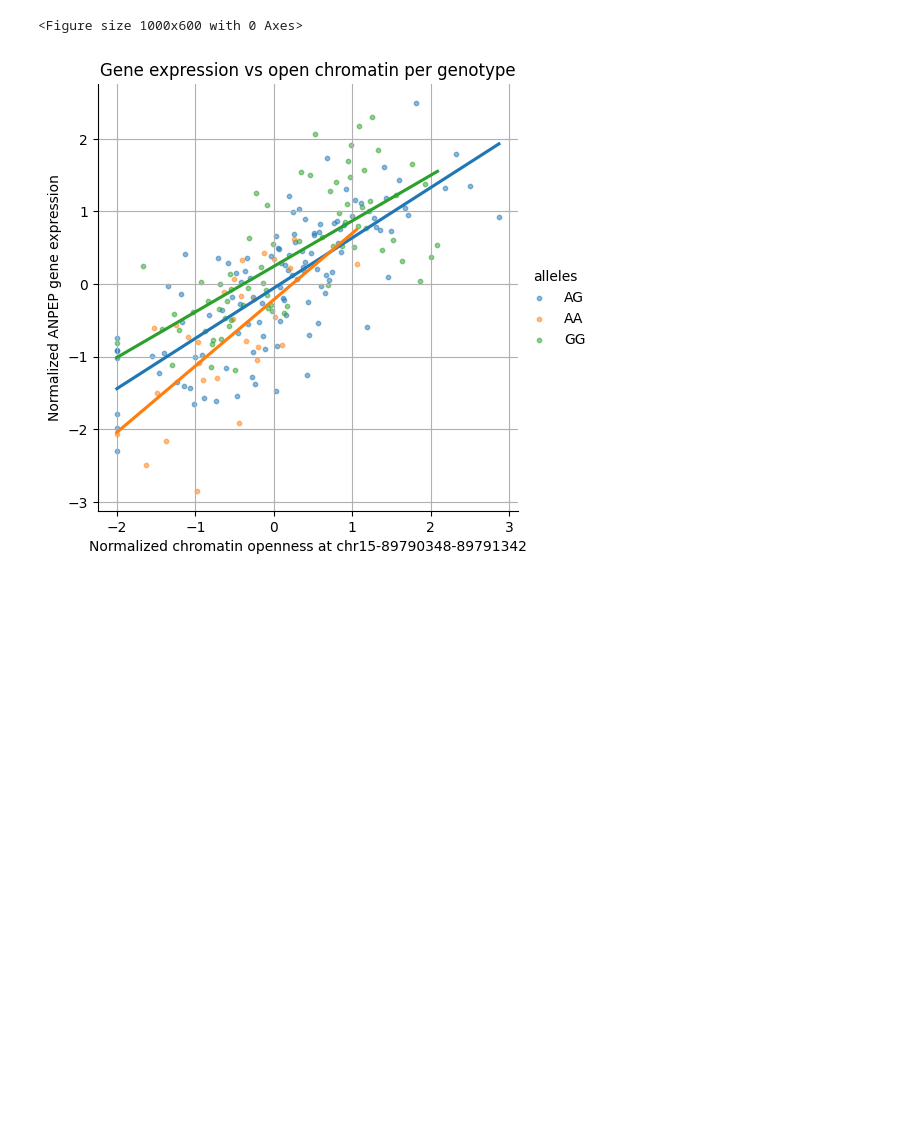
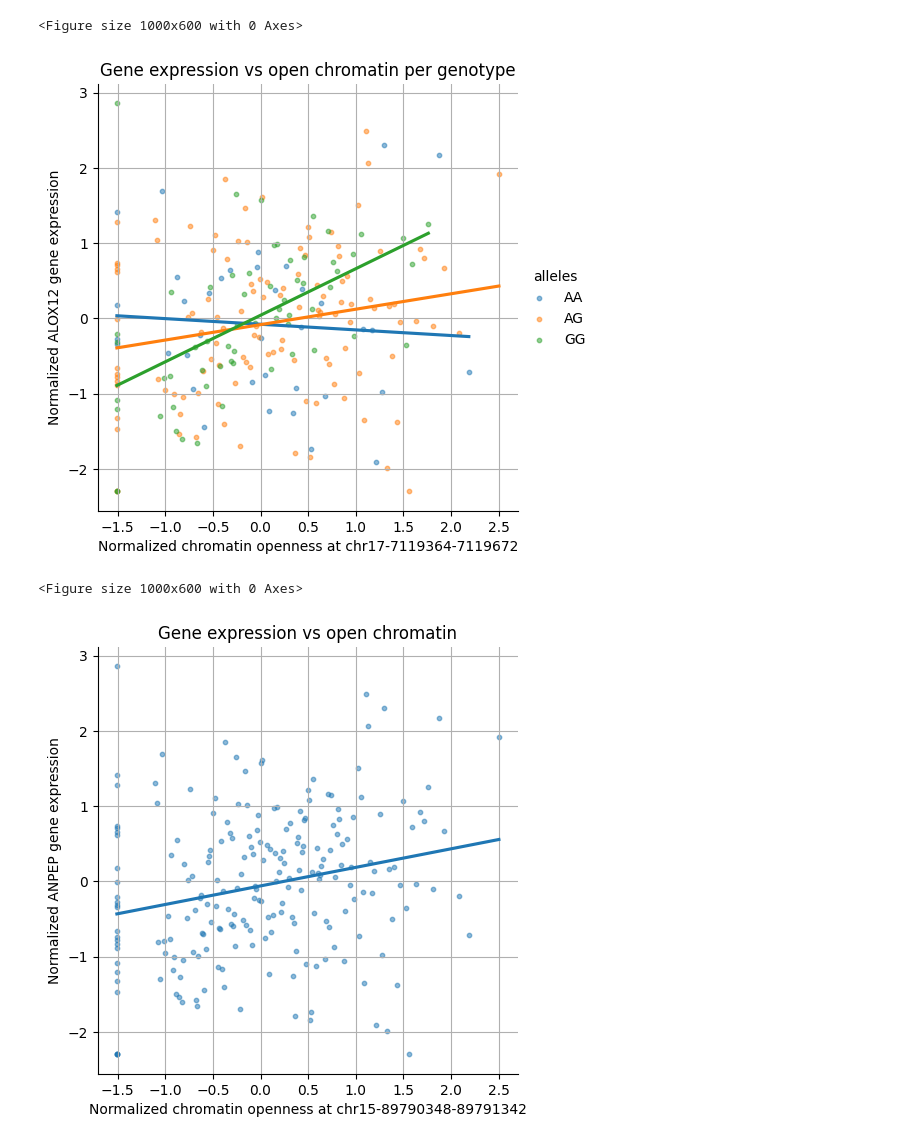
Before and after one commit to molgenis/wijst_multiome, a Jupyter notebook: qtl/mo_plot_qtls.ipynb, the cells around one changed output. Saved outputs shown, nothing was run; the diff lists cells and outputs as text; code cells hidden in the pictures; blank space fills up the shorter version.

```diff
--- a/qtl/mo_plot_qtls.ipynb
+++ b/qtl/mo_plot_qtls.ipynb
@@ -125,24 +154,37 @@ interaction_table = get_interaction_table(omics_1=rna_data,
                  genotypes=genotypes,
                  omics_1_smf=rna_smf,
                  omics_2_smf=atac_smf,
-                 omics_1_feature='ANPEP',
-                 omics_2_feature='chr15-89790348-89791342',
-                 variant='15:89814887:A:G')
+                 omics_1_feature='ALOX12',
+                 omics_2_feature='chr17-7119364-7119672',
+                 variant='17:7114639:A:G')
 # %%
 # add a binary genotype
 interaction_table['alleles'] = interaction_table['genotype'].map({0.0 : 'AA', 1.0 : 'AG', 2.0 : 'GG'})
+interaction_table = interaction_table.sort_values('alleles')
 # %%
 # plot the interaction
 plt.figure(figsize=(10, 6))
 sns.lmplot(data=interaction_table, x='omics2', y='omics1', hue='alleles', ci=None, scatter_kws={'s': 10, 'alpha': 0.5})
 plt.title('Gene expression vs open chromatin per genotype')
-plt.xlabel('Normalized chromatin openness at chr15-89790348-89791342')
-plt.ylabel('Normalized ANPEP gene expression')
+plt.xlabel('Normalized chromatin openness at chr17-7119364-7119672')
+plt.ylabel('Normalized ALOX12 gene expression')
 plt.grid(True)
 plt.show()
 # %% [output]
 <Figure size 1000x600 with 0 Axes>
-[figure, old version]
+[figure, new version]
+# %%
+# plot the without the interaction
+plt.figure(figsize=(10, 6))
+sns.lmplot(data=interaction_table, x='omics2', y='omics1', ci=None, scatter_kws={'s': 10, 'alpha': 0.5})
+plt.title('Gene expression vs open chromatin')
+plt.xlabel('Normalized chromatin openness at chr15-89790348-89791342')
+plt.ylabel('Normalized ANPEP gene expression')
+plt.grid(True)
+plt.show()
+# %% [output]
+<Figure size 1000x600 with 0 Axes>
+[figure, added]
 # %%
 # get the eQTL table
 eqtl_table = get_qtl_table(omics=rna_data,
```
Also changed, not shown: parts of 8 cells of this notebook.
